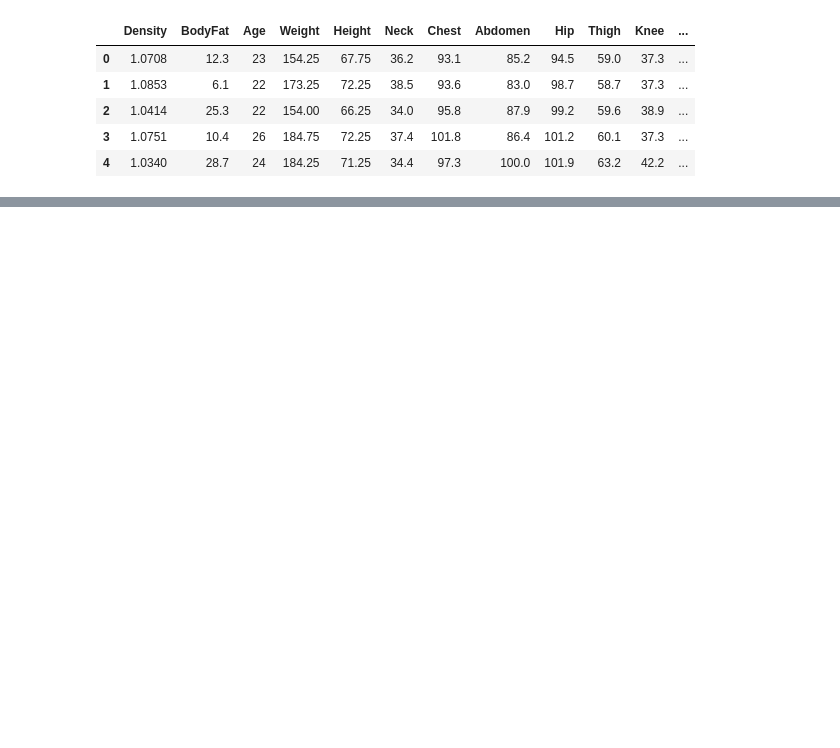
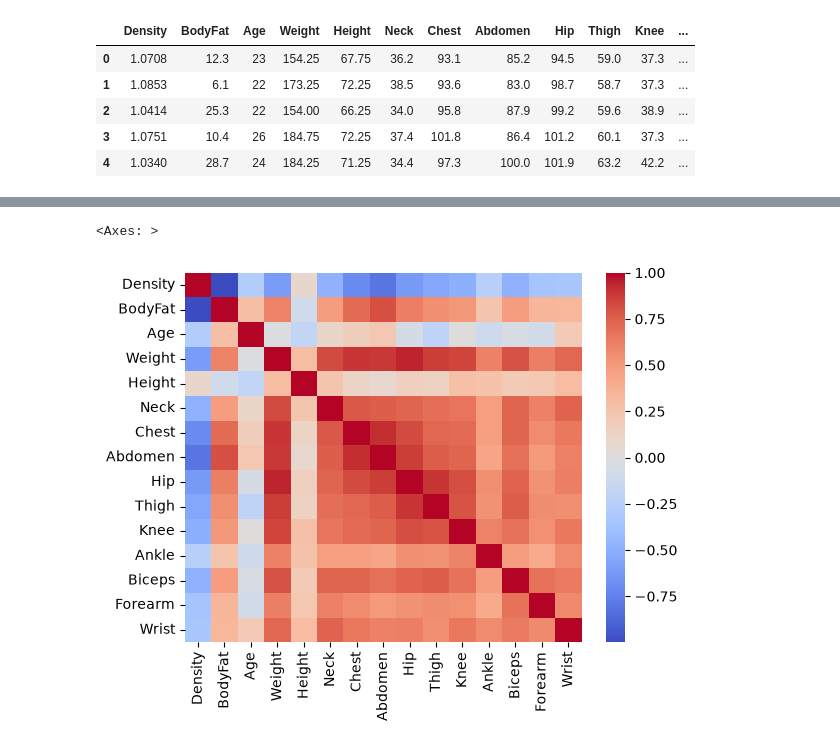
Before and after one commit to Ahmed-Ayari/BodyFat_Prediction, a Jupyter notebook: ML/notebooks/notebooks.ipynb, the cells around one changed output, grey strips where cells are left out. Drawn from its saved outputs; the diff is of its cells as text; code cells hidden in the pictures; blank space fills up the shorter version.

Commit message:
Cleaning data

```diff
--- a/ML/notebooks/notebooks.ipynb
+++ b/ML/notebooks/notebooks.ipynb
@@ -37,0 +36,3 @@ dtype: int64
+# %%
+def siri_equation(density):
+    return (495 / density) - 450
@@ -37,0 +57,4 @@ dtype: int64
+# %%
+data.drop([95, 181], inplace=True)
+data.loc[47, "BodyFat"] = siri_equation(data.loc[47, "Density"])
+data.iloc[[47, 75, 95, 181]]
@@ -37,0 +67,6 @@ dtype: int64
+# %%
+correlation_matrix = data.corr()
+sns.heatmap(correlation_matrix, cmap='coolwarm')
+# %% [output]
+<Axes: >
+[figure, added]
```
Also changed, not shown: parts of 6 cells of this notebook.
